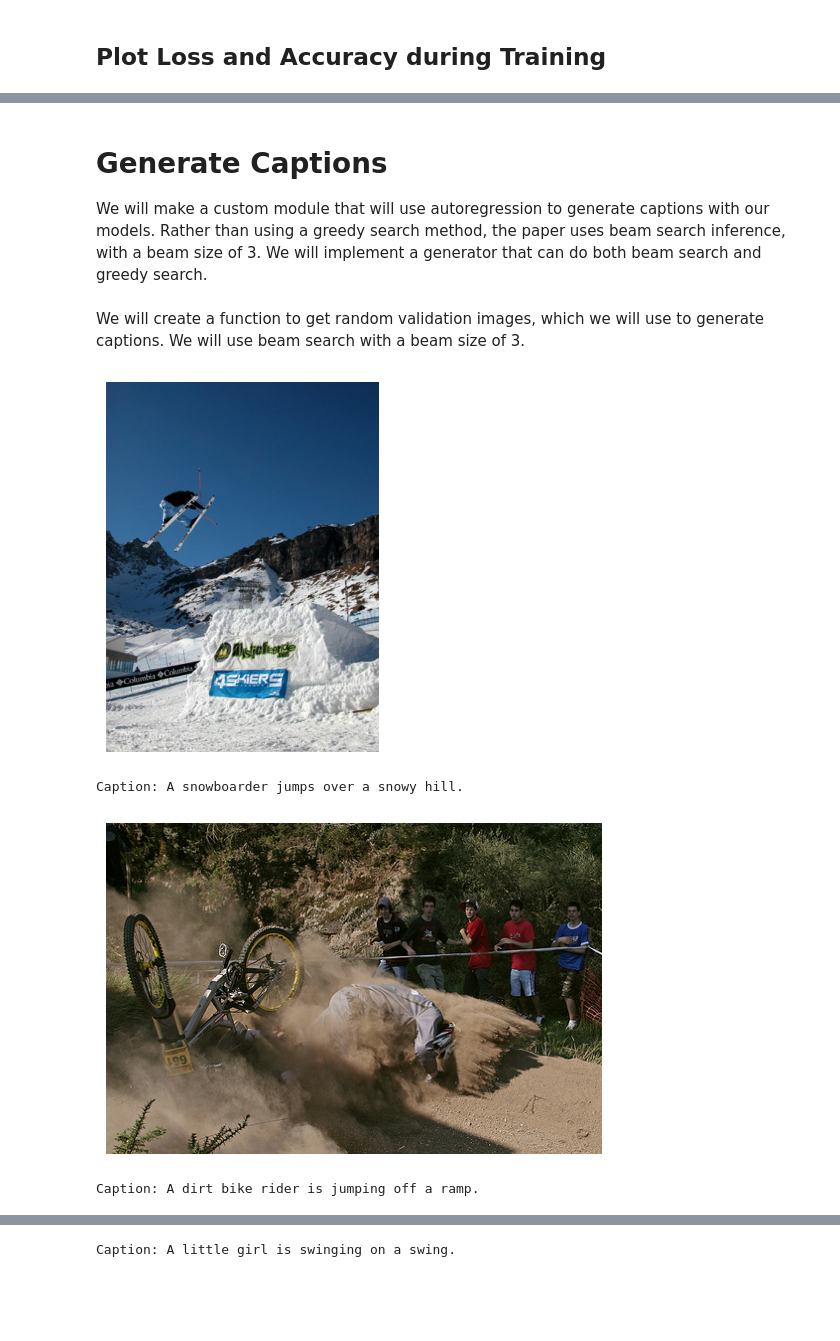
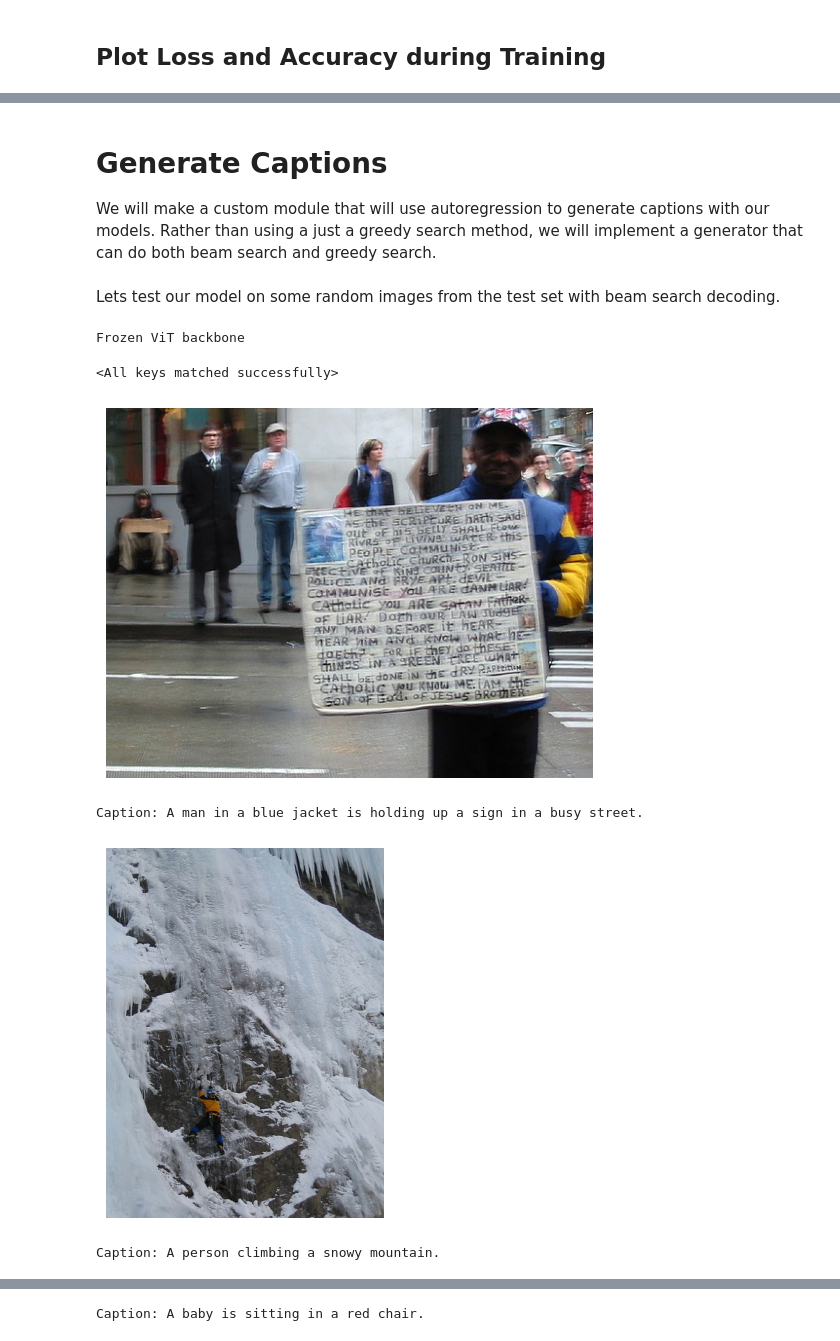
Before and after one commit to danplotkin/PyTorchImageCaptionerTransformer, a Jupyter notebook: ImageCaptionerPytorch.ipynb, the cells around one changed output, grey strips where cells are left out. Saved outputs shown, nothing was run; the diff lists cells and outputs as text; code cells hidden in the pictures; blank space fills up the shorter version.

```diff
--- a/ImageCaptionerPytorch.ipynb
+++ b/ImageCaptionerPytorch.ipynb
@@ -571,9 +596,4 @@ We will now train our model.
 # %%
-output_path = '/content/drive/MyDrive/Models/CPTR_PyTorch/cptr.pt'
-trainer = Trainer(model, optimizer, scheduler, criterion, DEVICE, output_path)
-training_dict = trainer.train(
-    train_loader,
-    valid_loader,
-    NUM_EPOCHS,
-    save_model=True
-)
+# Define trainer
+model_path = '/content/drive/MyDrive/Models/CPTR_PyTorch/cptr.pt'
+trainer = Trainer(model, optimizer, scheduler, criterion, DEVICE, model_path)
@@ -614,5 +645,5 @@ Saved model to /content/drive/MyDrive/Models/CPTR_PyTorch
 # %%
-_ = trainer.evaluate(valid_loader)
+_ = trainer.evaluate(test_loader)
 # %% [markdown]
 ## Plot Loss and Accuracy during Training
 # %%
@@ -639,6 +670,6 @@ plt.show()
 # %% [markdown]
 # Generate Captions
 
-We will make a custom module that will use autoregression to generate captions with our models. Rather than using a greedy search method, the paper uses beam search inference, with a beam size of 3. We will implement a generator that can do both beam search and greedy search.
+We will make a custom module that will use autoregression to generate captions with our models. Rather than using a just a greedy search method, we will implement a generator that can do both beam search and greedy search.
 # %%
 class CaptionGenerator(nn.Module):
@@ -737,28 +765,47 @@ class CaptionGenerator(nn.Module):
         decoded_text = self.tokenizer.decode(best_sequence.squeeze().tolist())
         decoded_text = decoded_text.replace(self.tokenizer.cls_token, '').replace(self.tokenizer.sep_token, '')
         return decoded_text.strip().capitalize()
-# %% [markdown]
-We will create a function to get random validation images, which we will use to generate captions. We will use beam search with a beam size of 3.
+# %% [markdown]
+Lets test our model on some random images from the test set with beam search decoding.
 # %%
-def get_random_val_image():
-    random_idx = np.random.randint(0, len(valid_dataset) - 1)
-    image, _ = valid_list[random_idx]
+def get_random_test_image():
+    random_idx = np.random.randint(0, len(test_list) - 1)
+    image, _ = test_list[random_idx]
     return Image.open(image)
+# %%
+# Load in trained model
+trained_model = CPTR(
+    vocab_size=TOKENIZER.vocab_size,
+    embedding_dim=EMBED_DIM,
+    max_len=MAX_SEQ_LEN
+)
+
+trained_model.load_state_dict(torch.load(model_path))
+# %% [output]
+Frozen ViT backbone
+<All keys matched successfully>
 # %%
+# Apply forward pass for 3 random images
 captioner = CaptionGenerator(
-    model,
+    trained_model,
     TOKENIZER,
     MAX_SEQ_LEN,
-    DEVICE,
-    transform=transformations['valid']
+    transform=transformations['test']
 )
 
+captioner.to(DEVICE)
+
 for _ in range(3):
-    image = get_random_val_image()
-    caption = captioner(image, plot_image=True, search_mode='beam', beam_size=3)
+    image = get_random_test_image()
+    with torch.no_grad():
+        caption = captioner(
+            image,
+            plot_image=True,
+            search_mode='beam'
+        )
     print(f'Caption: {caption}\n')
 # %% [output]
-[figure, old version]
+[figure, new version]
-Caption: A snowboarder jumps over a snowy hill.
+Caption: A man in a blue jacket is holding up a sign in a busy street.
-[figure, old version]
+[figure, new version]
-Caption: A dirt bike rider is jumping off a ramp.
+Caption: A person climbing a snowy mountain.
@@ -766 +813 @@ Caption: A dirt bike rider is jumping off a ramp.
-Caption: A little girl is swinging on a swing.
+Caption: A baby is sitting in a red chair.
```
Also changed, not shown: parts of 27 cells of this notebook.
